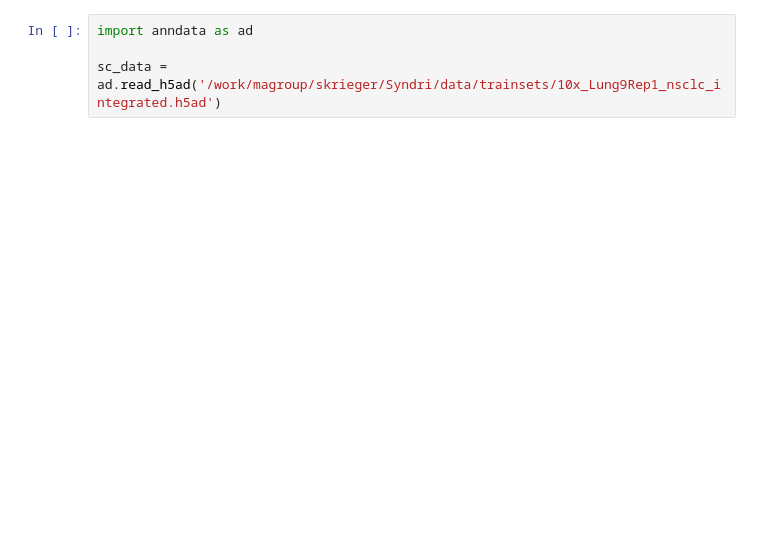
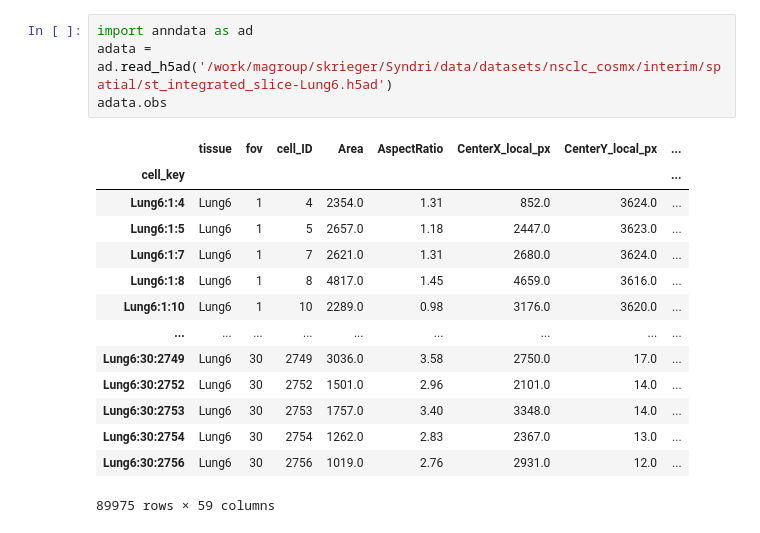
Before and after one commit to gkrieg/Syndri, a Jupyter notebook: data/nsclc_cosmx/ScratchPaper.ipynb, the cells around one changed output. Saved outputs shown, nothing was run; the diff lists cells and outputs as text; blank space fills up the shorter version.

```diff
--- a/data/nsclc_cosmx/ScratchPaper.ipynb
+++ b/data/nsclc_cosmx/ScratchPaper.ipynb
@@ -1,4 +18,19 @@
 # %%
 import anndata as ad
-
-sc_data = ad.read_h5ad('/work/magroup/skrieger/Syndri/data/trainsets/10x_Lung9Rep1_nsclc_integrated.h5ad')
+adata = ad.read_h5ad('/work/magroup/skrieger/Syndri/data/datasets/nsclc_cosmx/interim/spatial/st_integrated_slice-Lung6.h5ad')
+adata.obs
+# %% [output]
+|  | tissue | fov | cell_ID | Area | AspectRatio | CenterX_local_px | CenterY_local_px | ... |
+| cell_key |  |  |  |  |  |  |  | ... |
+| Lung6:1:4 | Lung6 | 1 | 4 | 2354.0 | 1.31 | 852.0 | 3624.0 | ... |
+| Lung6:1:5 | Lung6 | 1 | 5 | 2657.0 | 1.18 | 2447.0 | 3623.0 | ... |
+| Lung6:1:7 | Lung6 | 1 | 7 | 2621.0 | 1.31 | 2680.0 | 3624.0 | ... |
+| Lung6:1:8 | Lung6 | 1 | 8 | 4817.0 | 1.45 | 4659.0 | 3616.0 | ... |
+| Lung6:1:10 | Lung6 | 1 | 10 | 2289.0 | 0.98 | 3176.0 | 3620.0 | ... |
+| ... | ... | ... | ... | ... | ... | ... | ... | ... |
+| Lung6:30:2749 | Lung6 | 30 | 2749 | 3036.0 | 3.58 | 2750.0 | 17.0 | ... |
+| Lung6:30:2752 | Lung6 | 30 | 2752 | 1501.0 | 2.96 | 2101.0 | 14.0 | ... |
+| Lung6:30:2753 | Lung6 | 30 | 2753 | 1757.0 | 3.40 | 3348.0 | 14.0 | ... |
+| Lung6:30:2754 | Lung6 | 30 | 2754 | 1262.0 | 2.83 | 2367.0 | 13.0 | ... |
+| Lung6:30:2756 | Lung6 | 30 | 2756 | 1019.0 | 2.76 | 2931.0 | 12.0 | ... |
+89975 rows × 59 columns
```
Also changed, not shown: parts of 6 cells of this notebook, 43 other files.
